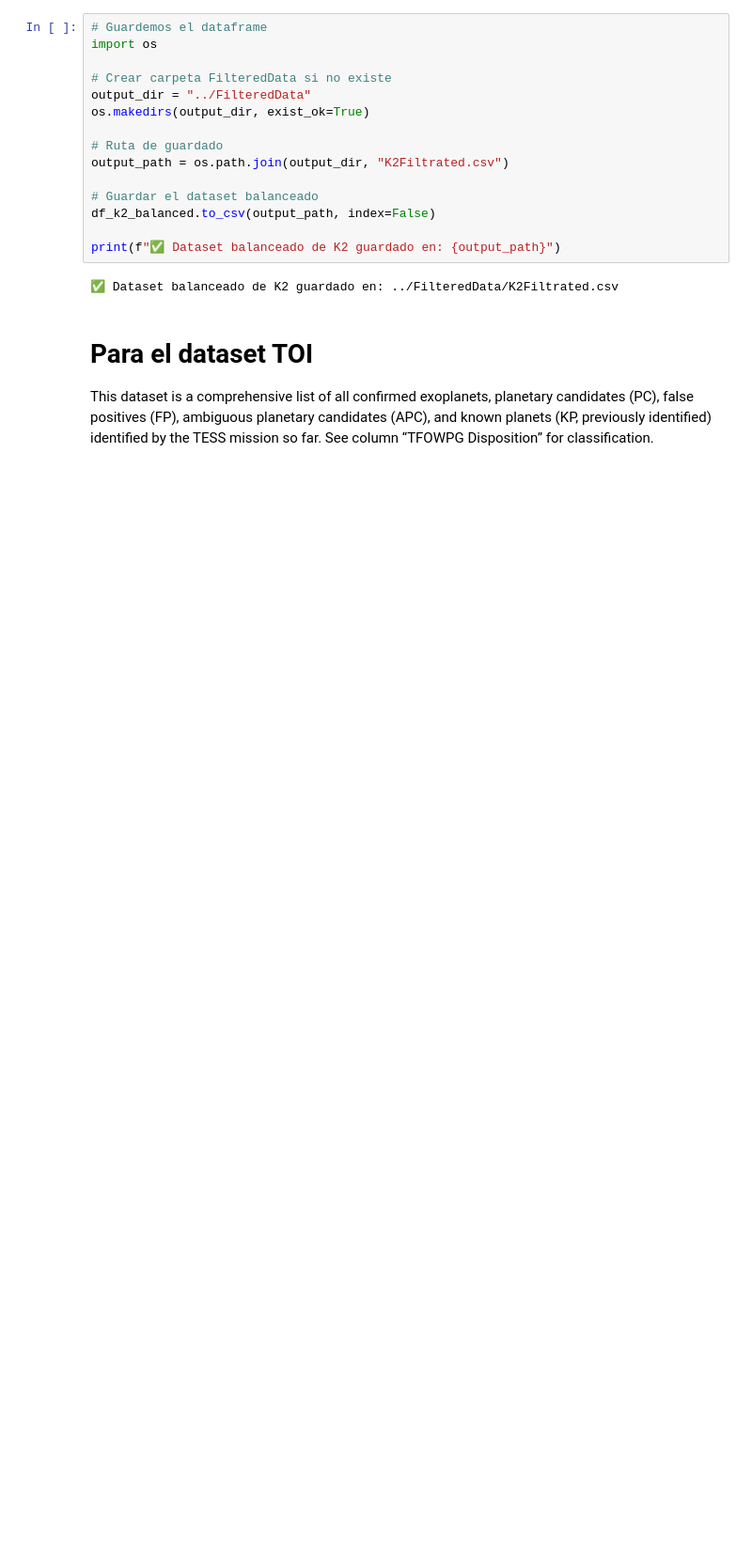
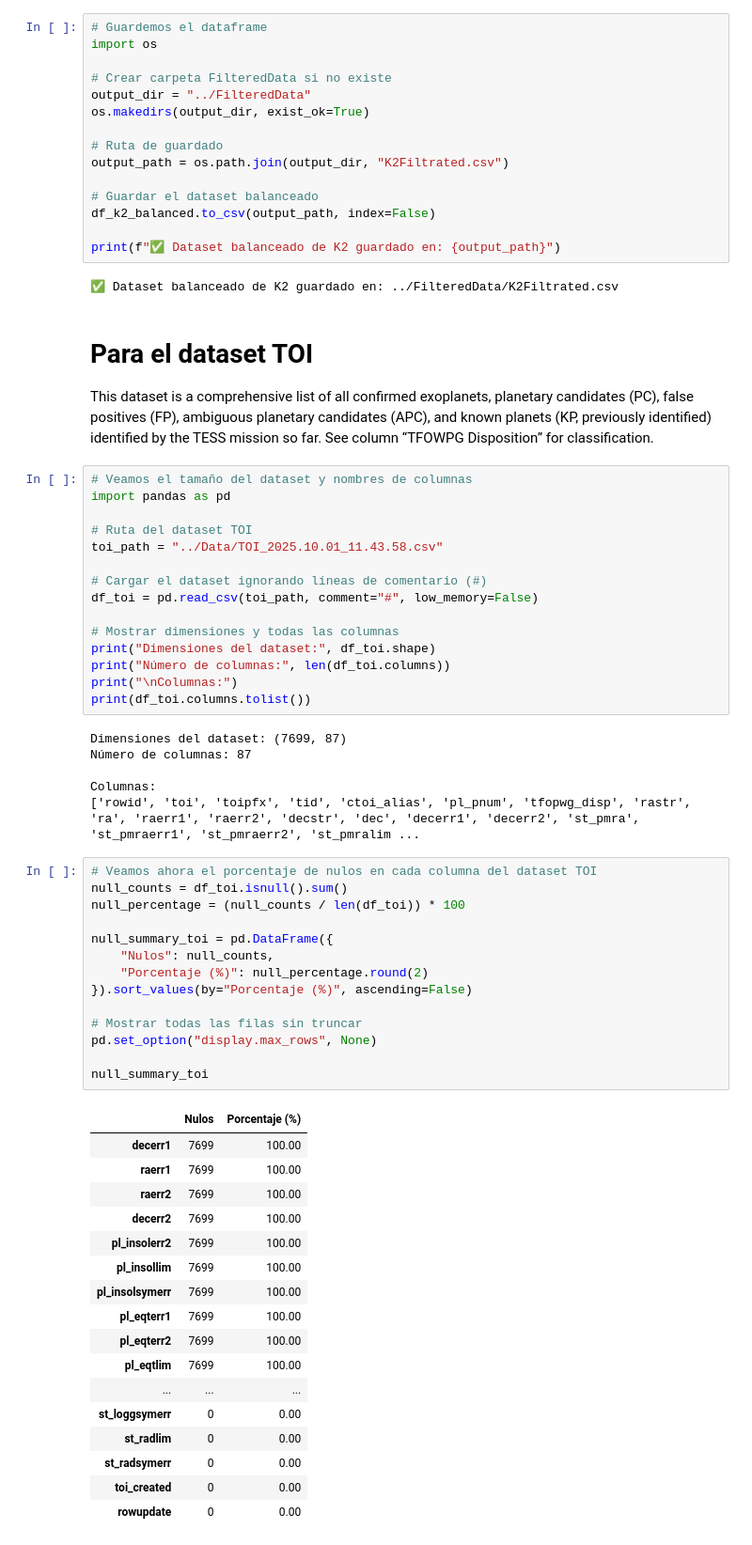
Before and after one commit to lunajimenez/AWorldAwayLuna, a Jupyter notebook: Notebooks/analisis_exploratorio.ipynb, the cells around one changed output. Shown: that part at 94% size. Saved outputs shown, nothing was run; the diff lists cells and outputs as text; blank space fills up the shorter version.

```diff
--- a/Notebooks/analisis_exploratorio.ipynb
+++ b/Notebooks/analisis_exploratorio.ipynb
@@ -629,3 +629,56 @@ print(f"✅ Dataset balanceado de K2 guardado en: {output_path}")
 # Para el dataset TOI
 
 This dataset is a comprehensive list of all confirmed exoplanets, planetary candidates (PC), false positives (FP), ambiguous planetary candidates (APC), and known planets (KP, previously identified) identified by the TESS mission so far. See column “TFOWPG Disposition” for classification.
+# %%
+# Veamos el tamaño del dataset y nombres de columnas
+import pandas as pd
+
+# Ruta del dataset TOI
+toi_path = "../Data/TOI_2025.10.01_11.43.58.csv"
+
+# Cargar el dataset ignorando líneas de comentario (#)
+df_toi = pd.read_csv(toi_path, comment="#", low_memory=False)
+
+# Mostrar dimensiones y todas las columnas
+print("Dimensiones del dataset:", df_toi.shape)
+print("Número de columnas:", len(df_toi.columns))
+print("\nColumnas:")
+print(df_toi.columns.tolist())
+# %% [output]
+Dimensiones del dataset: (7699, 87)
+Número de columnas: 87
+
+Columnas:
+['rowid', 'toi', 'toipfx', 'tid', 'ctoi_alias', 'pl_pnum', 'tfopwg_disp', 'rastr', 'ra', 'raerr1', 'raerr2', 'decstr', 'dec', 'decerr1', 'decerr2', 'st_pmra', 'st_pmraerr1', 'st_pmraerr2', 'st_pmralim ...
+# %%
+# Veamos ahora el porcentaje de nulos en cada columna del dataset TOI
+null_counts = df_toi.isnull().sum()
+null_percentage = (null_counts / len(df_toi)) * 100
+
+null_summary_toi = pd.DataFrame({
+    "Nulos": null_counts,
+    "Porcentaje (%)": null_percentage.round(2)
+}).sort_values(by="Porcentaje (%)", ascending=False)
+
+# Mostrar todas las filas sin truncar
+pd.set_option("display.max_rows", None)
+
+null_summary_toi
+# %% [output]
+|  | Nulos | Porcentaje (%) |
+| decerr1 | 7699 | 100.00 |
+| raerr1 | 7699 | 100.00 |
+| raerr2 | 7699 | 100.00 |
+| decerr2 | 7699 | 100.00 |
+| pl_insolerr2 | 7699 | 100.00 |
+| pl_insollim | 7699 | 100.00 |
+| pl_insolsymerr | 7699 | 100.00 |
+| pl_eqterr1 | 7699 | 100.00 |
+| pl_eqterr2 | 7699 | 100.00 |
+| pl_eqtlim | 7699 | 100.00 |
+| ... | ... | ... |
+| st_loggsymerr | 0 | 0.00 |
+| st_radlim | 0 | 0.00 |
+| st_radsymerr | 0 | 0.00 |
+| toi_created | 0 | 0.00 |
+| rowupdate | 0 | 0.00 |
```
Also changed, not shown: parts of 8 cells of this notebook, 2 other files.
